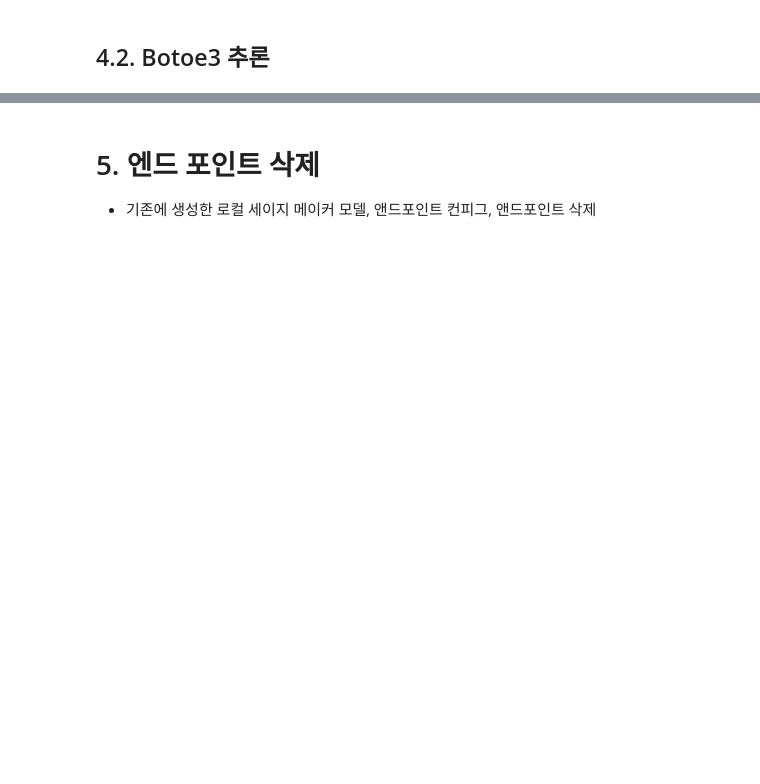
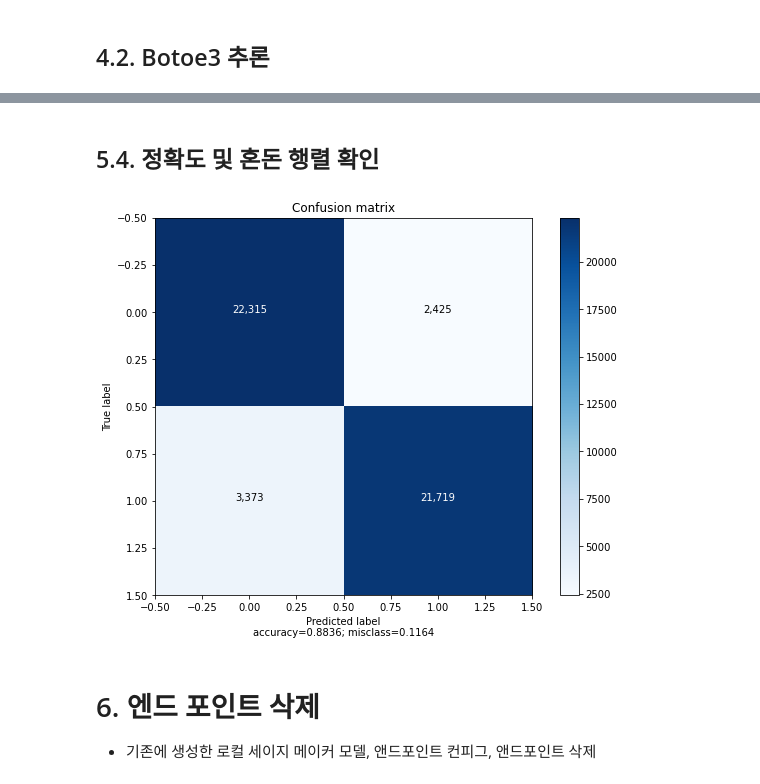
Before and after one commit to gonsoomoon-ml/NLP-HuggingFace-On-SageMaker, a Jupyter notebook: 4_Serving/1.1.Rreal_time_endpoint.ipynb, the cells around one changed output, grey strips where cells are left out. Drawn from its saved outputs; the diff is of its cells as text; code cells hidden in the pictures; blank space fills up the shorter version.

Commit message:
add test model performance

```diff
--- a/4_Serving/1.1.Rreal_time_endpoint.ipynb
+++ b/4_Serving/1.1.Rreal_time_endpoint.ipynb
@@ -328,0 +345,7 @@ result:  [{'label': 'LABEL_1', 'score': 0.9441463351249695}, {'label': 'LABEL_0'
+# %%
+import pandas as pd
+test_df = pd.DataFrame(data=list(zip(test_texts, test_labels)),
+                       columns=['doc','label'])
+print("test_df shape: ", test_df.shape)
+sample_df = test_df[0:50000]
+sample_df.shape
@@ -328,0 +357,8 @@ result:  [{'label': 'LABEL_1', 'score': 0.9441463351249695}, {'label': 'LABEL_0'
+# %%
+%%time
+
+chunk_size = 1024
+pred_list, score_list = inference_batch(sample_df, chunk_size, runtime_client, hf_predictor)
+
+# print("pred_list :", pred_list)
+# print("score_list :", score_list)
@@ -328,0 +370,3 @@ result:  [{'label': 'LABEL_1', 'score': 0.9441463351249695}, {'label': 'LABEL_0'
+# %%
+sample_df.insert(len(sample_df.columns), column='pred', value=pred_list)
+sample_df.insert(len(sample_df.columns), column='score', value=score_list)
@@ -329,5 +389,17 @@ result:  [{'label': 'LABEL_1', 'score': 0.9441463351249695}, {'label': 'LABEL_0'
+# %% [markdown]
+## 5.4. 정확도 및 혼돈 행렬 확인
+# %%
+y_true = sample_df.label.tolist()
+y_pred = sample_df.pred.tolist()
+# %%
+from sklearn.metrics import confusion_matrix
+
+cf = confusion_matrix(y_true, y_pred)
+plot_confusion_matrix(cf, normalize=False)
+# %% [output]
+[figure, added]
 # %% [markdown]
-# 5. 엔드 포인트 삭제
+# 6. 엔드 포인트 삭제
 - 기존에 생성한 로컬 세이지 메이커 모델, 앤드포인트 컨피그, 앤드포인트 삭제
 # %%
 from inference_utils import delete_endpoint
```
Also changed, not shown: parts of 19 cells of this notebook, 10 other files.
